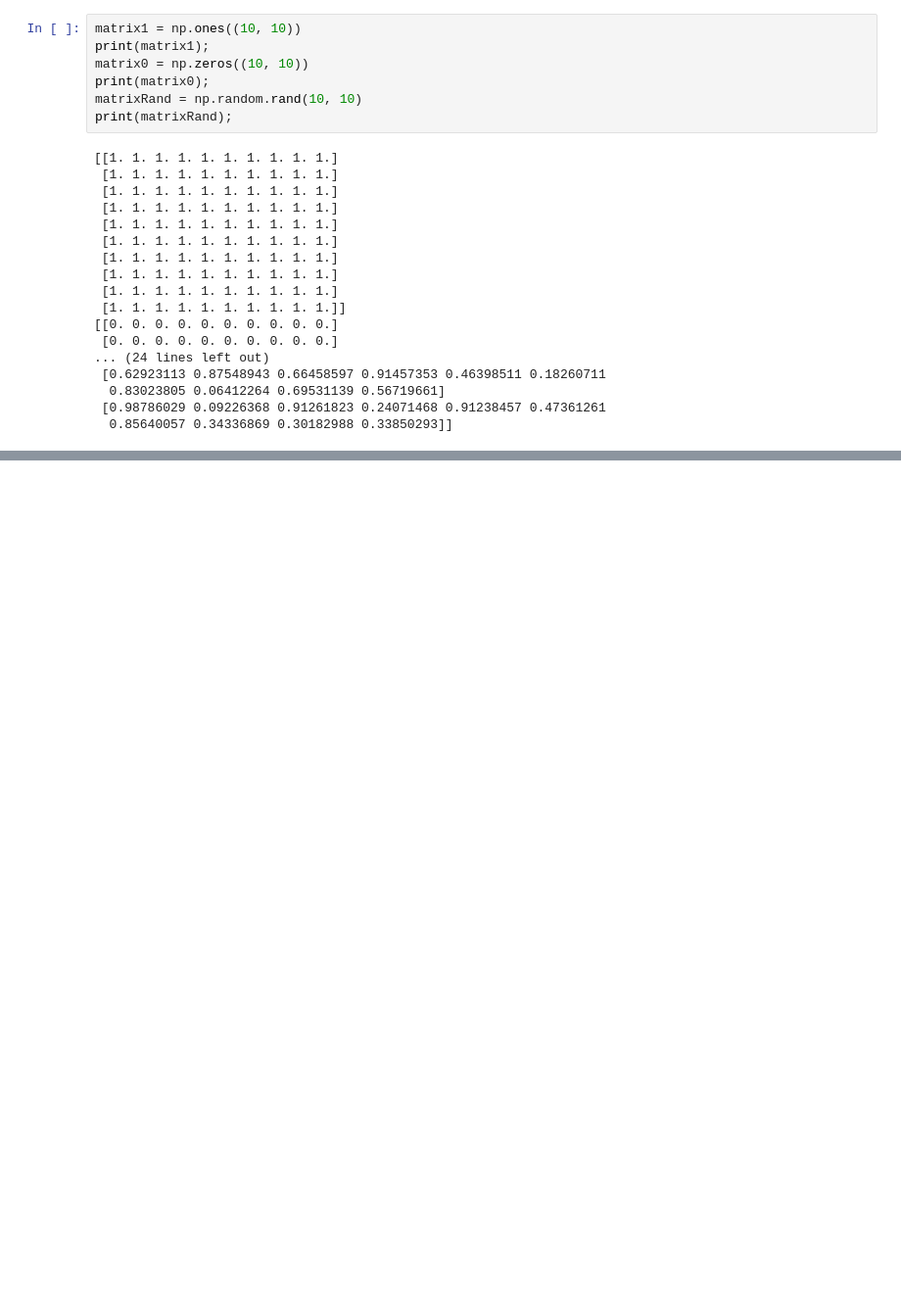
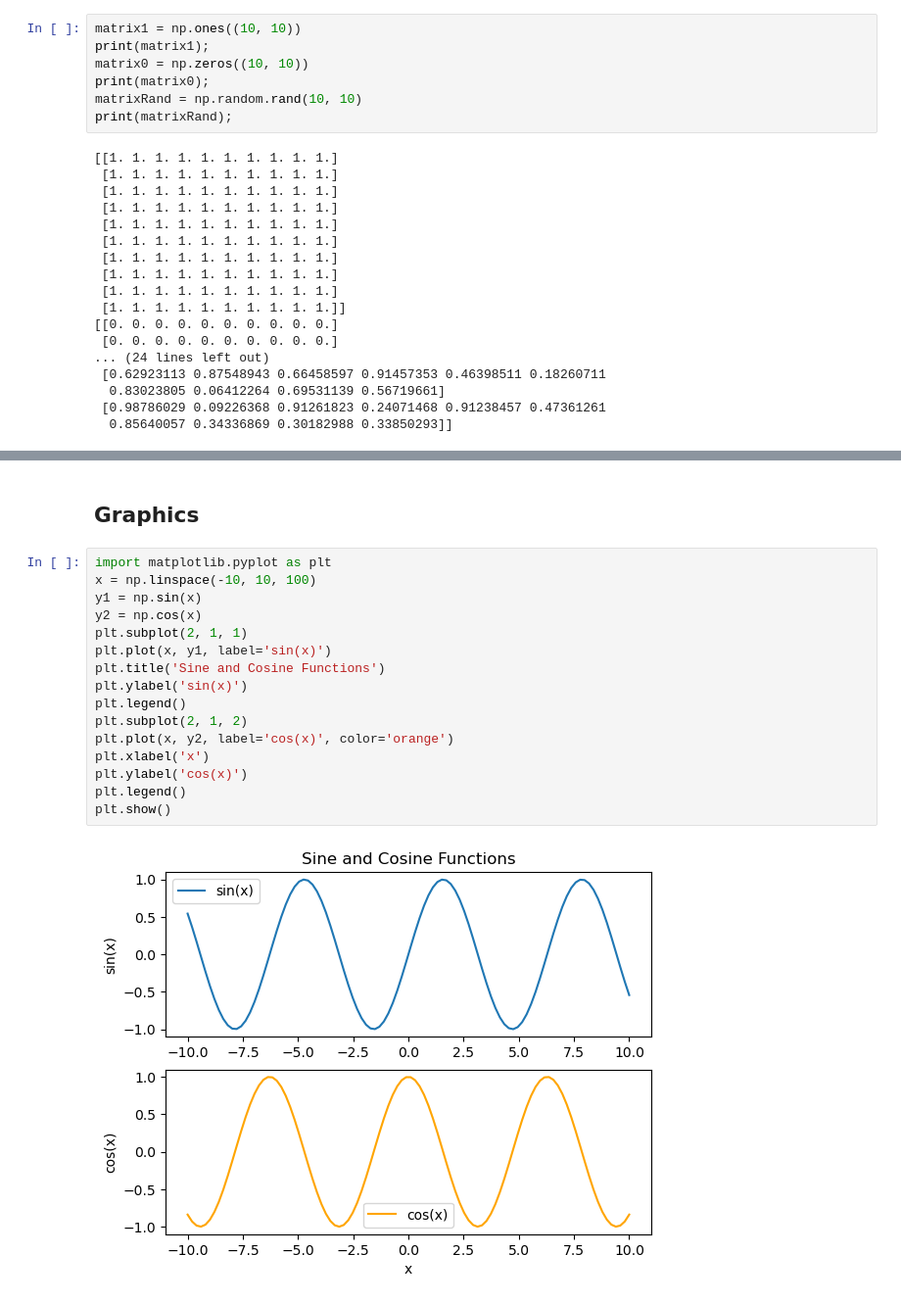
Before and after one commit to Szymon-Stasiak/numericMethods, a Jupyter notebook: Basics.ipynb, the cells around one changed output, grey strips where cells are left out. Shown at 98% size. Drawn from its saved outputs; the diff is of its cells as text; blank space fills up the shorter version.

```diff
--- a/Basics.ipynb
+++ b/Basics.ipynb
@@ -185,0 +377,20 @@ print(matrixRand);
+# %% [markdown]
+## Graphics ##
+# %%
+import matplotlib.pyplot as plt
+x = np.linspace(-10, 10, 100)
+y1 = np.sin(x)
+y2 = np.cos(x)
+plt.subplot(2, 1, 1)
+plt.plot(x, y1, label='sin(x)')
+plt.title('Sine and Cosine Functions')
+plt.ylabel('sin(x)')
+plt.legend()
+plt.subplot(2, 1, 2)
+plt.plot(x, y2, label='cos(x)', color='orange')
+plt.xlabel('x')
+plt.ylabel('cos(x)')
+plt.legend()
+plt.show()
+# %% [output]
+[figure, added]
```
Also changed, not shown: parts of 32 cells of this notebook.
